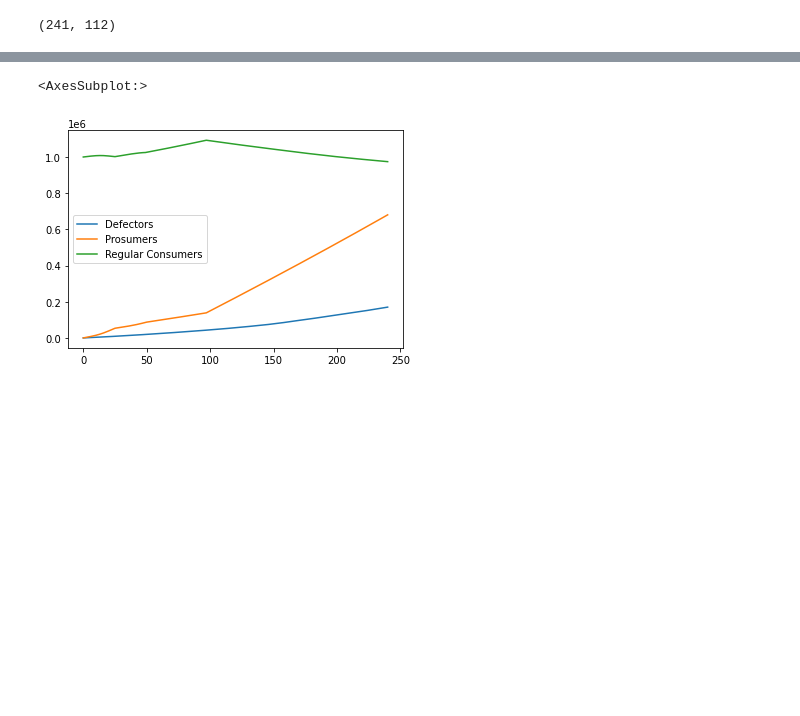
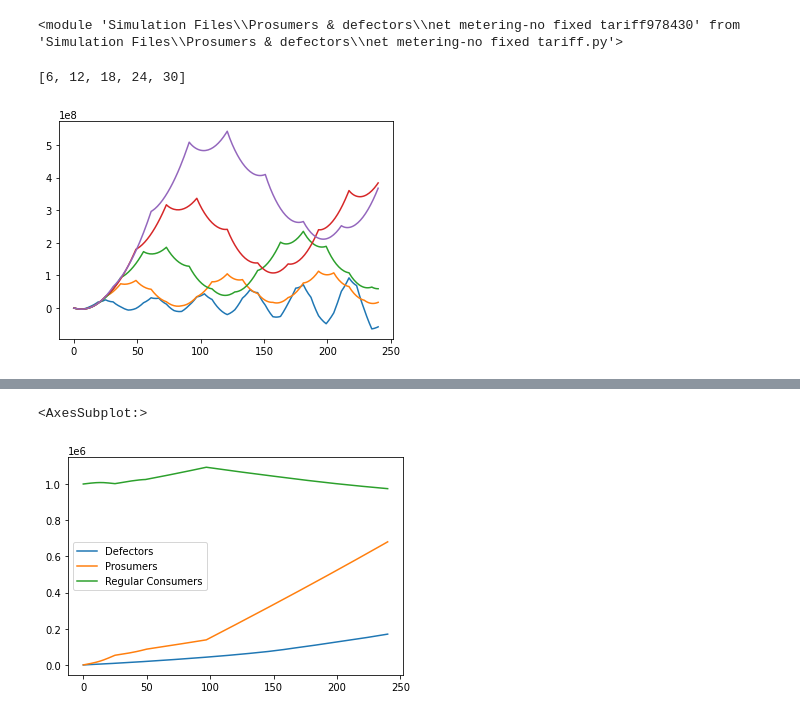
Before and after one commit to barazesh/Phd-Codes, a Jupyter notebook: initial playbook.ipynb, the cells around one changed output, grey strips where cells are left out. Drawn from its saved outputs; the diff is of its cells as text; code cells hidden in the pictures; blank space fills up the shorter version.

```diff
--- a/initial playbook.ipynb
+++ b/initial playbook.ipynb
@@ -1,12 +4,18 @@
 # %%
-import pysd
-from pathlib import Path
-
-vensimDirectory='Prosumers & defectors'
+vensimDirectory='./Simulation Files/Prosumers & defectors'
 vensimFile ='net metering-no fixed tariff.mdl'
 filepath = Path(vensimDirectory,vensimFile)
 model = pysd.read_vensim(str(filepath))
-stocks = model.run()
-print(stocks.shape)
 # %% [output]
-(241, 112)
+<module 'Simulation Files\\Prosumers & defectors\\net metering-no fixed tariff978430' from 'Simulation Files\\Prosumers & defectors\\net metering-no fixed tariff.py'>
+# %%
+[x for x in range(6,36,6)]
+# %% [output]
+[6, 12, 18, 24, 30]
+# %%
+electricity={}
+for p in range(6,36,6):
+    electricity[p]= model.run(params={'Tariff Correction Period':p},return_columns=['Electricity Tariff','Budget Deficit'])
+    electricity[p].loc[:,'Budget Deficit'].plot()
+# %% [output]
+[figure, added]
```
Also changed, not shown: parts of 9 cells of this notebook, 3 other files.
